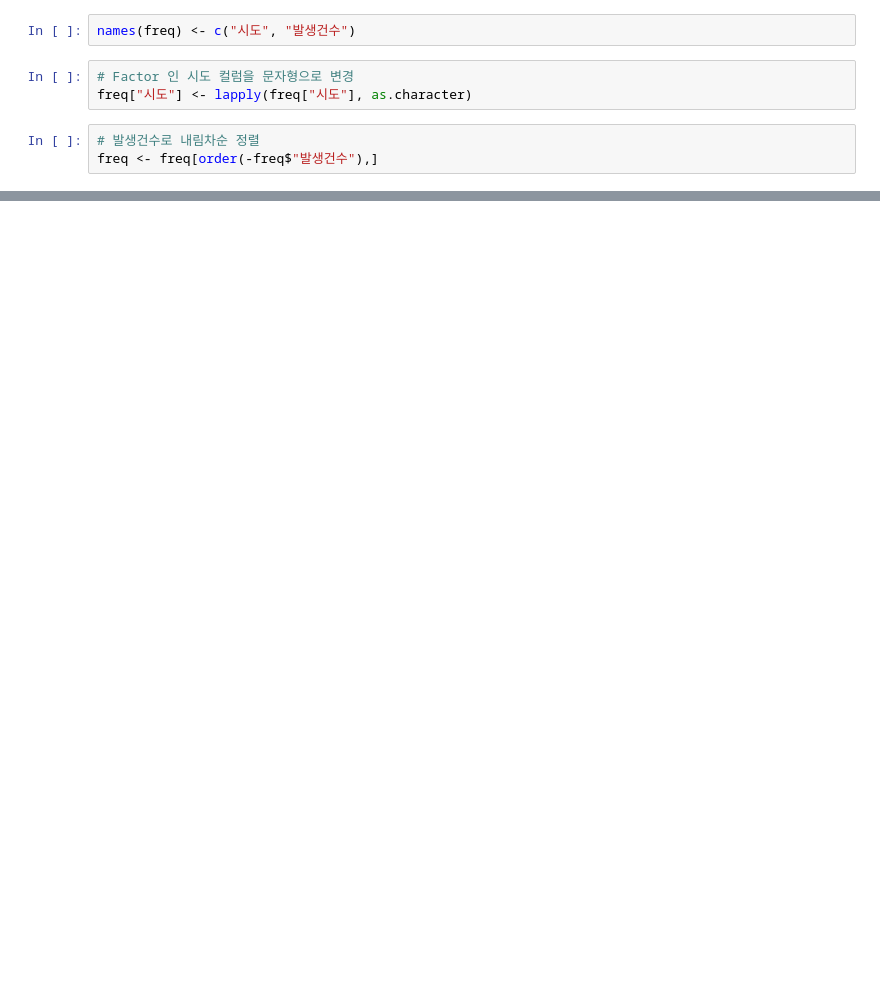
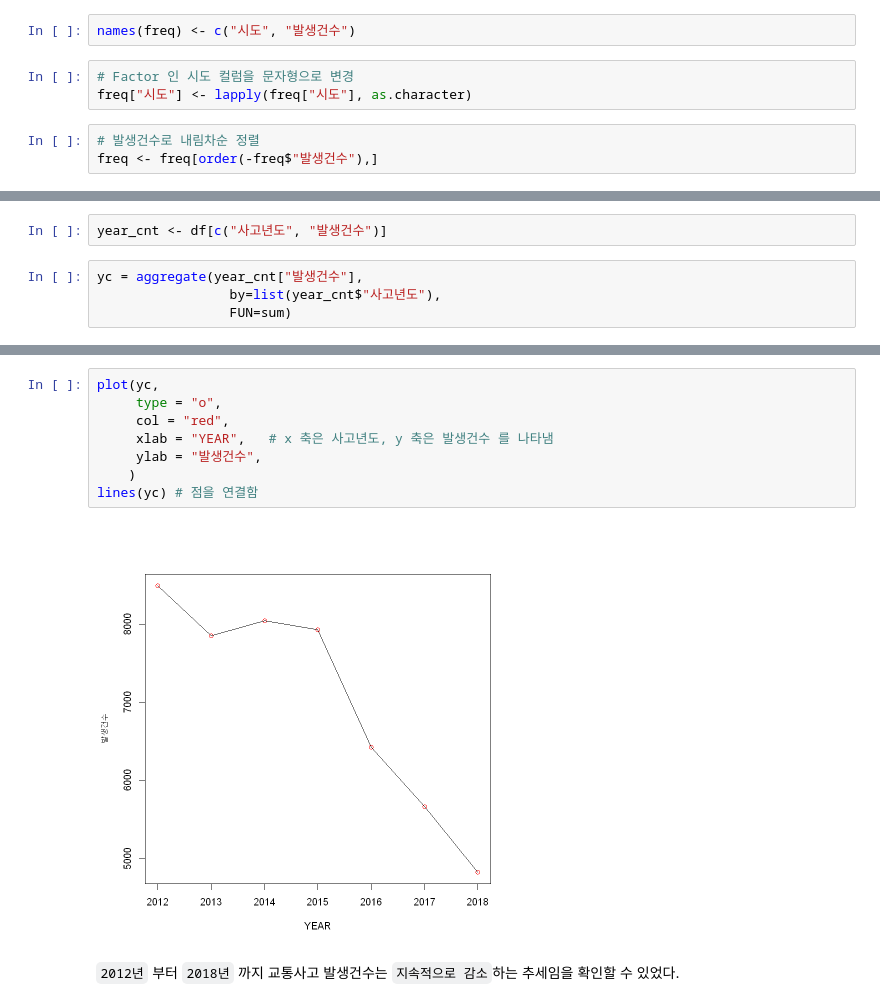
Before and after one commit to 21jun/probability-statistics-programming, a Jupyter notebook: 중간고사.ipynb, the cells around one changed output, grey strips where cells are left out. Drawn from its saved outputs; the diff is of its cells as text; blank space fills up the shorter version.

```diff
--- a/중간고사.ipynb
+++ b/중간고사.ipynb
@@ -241,0 +329,6 @@ barplot(unlist(freq["발생건수"], use.names=FALSE),
+# %%
+year_cnt <- df[c("사고년도", "발생건수")]
+# %%
+yc = aggregate(year_cnt["발생건수"],
+                 by=list(year_cnt$"사고년도"),
+                 FUN=sum)
@@ -241,0 +348,12 @@ barplot(unlist(freq["발생건수"], use.names=FALSE),
+# %%
+plot(yc,
+     type = "o",
+     col = "red",
+     xlab = "YEAR",   # x 축은 사고년도, y 축은 발생건수 를 나타냄
+     ylab = "발생건수",
+    )
+lines(yc) # 점을 연결함
+# %% [output]
+[figure, added]
+# %% [markdown]
+`2012년` 부터 `2018년` 까지 교통사고 발생건수는 `지속적으로 감소`하는 추세임을 확인할 수 있었다.
```
Also changed, not shown: parts of 38 cells of this notebook, 1 other file.
